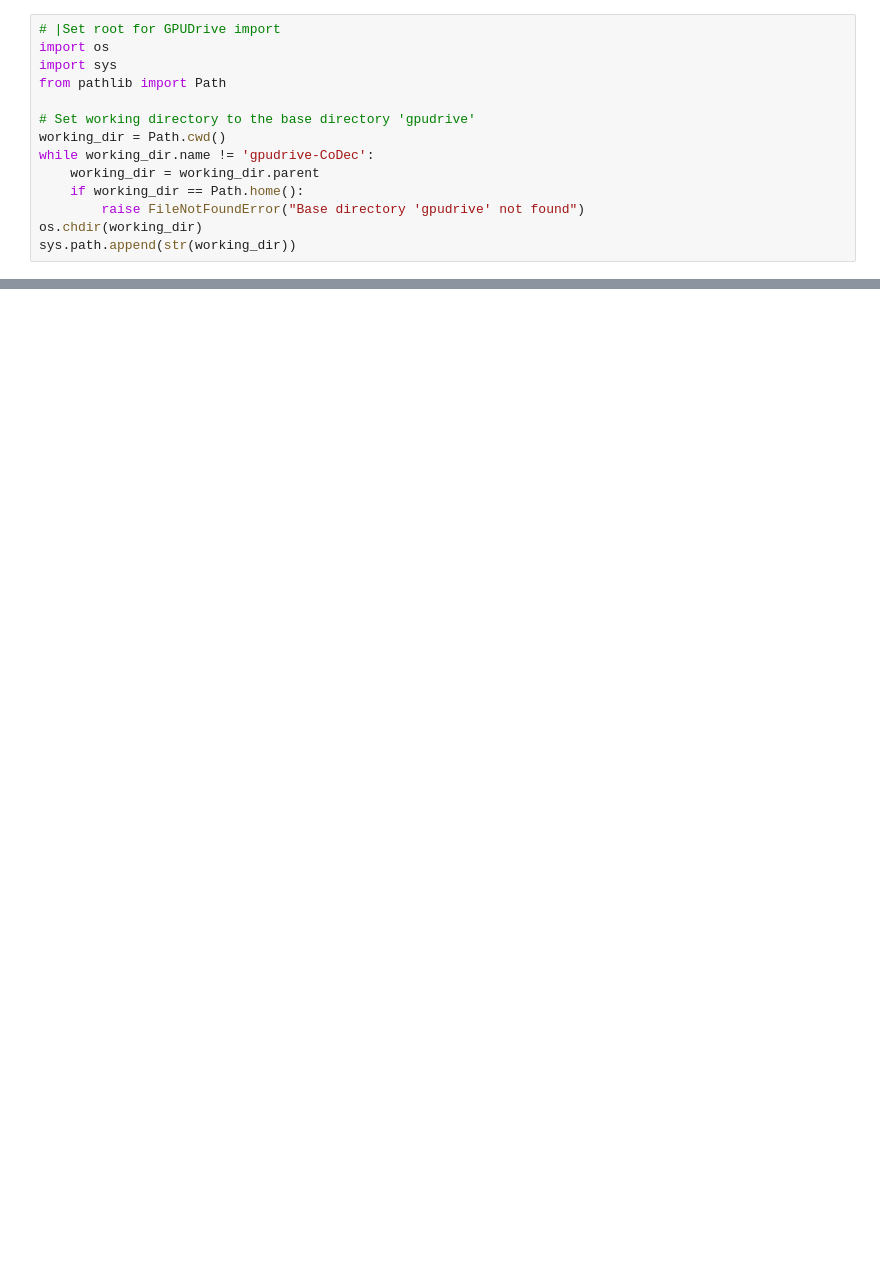
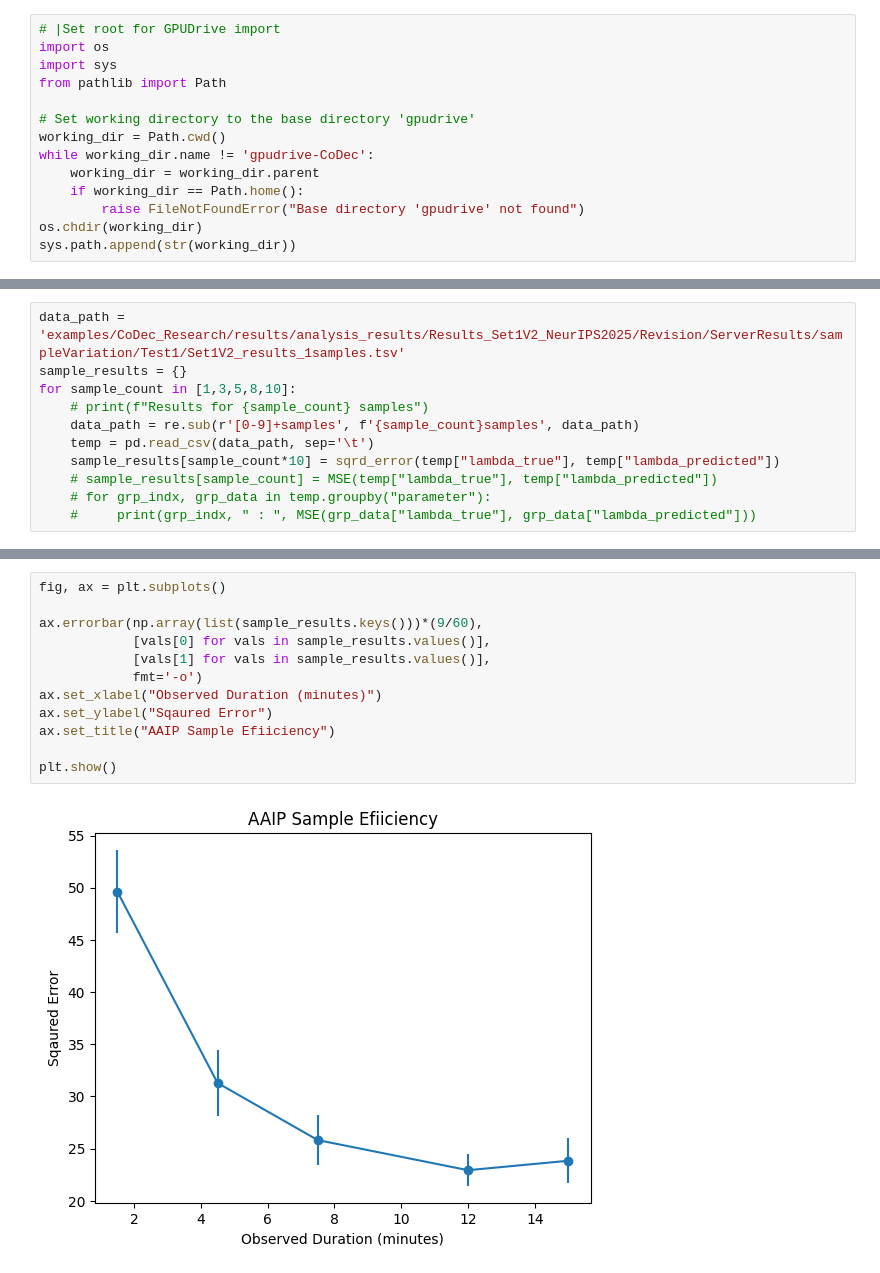
Before and after one commit to sounakban/gpudrive-CoDec, a Jupyter notebook: examples/CoDec_Research/code/Experiment_1/MSE.ipynb, the cells around one changed output, grey strips where cells are left out. Drawn from its saved outputs; the diff is of its cells as text; blank space fills up the shorter version.

```diff
--- a/examples/CoDec_Research/code/Experiment_1/MSE.ipynb
+++ b/examples/CoDec_Research/code/Experiment_1/MSE.ipynb
@@ -73,0 +101,11 @@ rel_heading  :  14.952960924800948
+# %%
+data_path = 'examples/CoDec_Research/results/analysis_results/Results_Set1V2_NeurIPS2025/Revision/ServerResults/sampleVariation/Test1/Set1V2_results_1samples.tsv'
+sample_results = {}
+for sample_count in [1,3,5,8,10]:
+    # print(f"Results for {sample_count} samples")
+    data_path = re.sub(r'[0-9]+samples', f'{sample_count}samples', data_path)
+    temp = pd.read_csv(data_path, sep='\t')
+    sample_results[sample_count*10] = sqrd_error(temp["lambda_true"], temp["lambda_predicted"])
+    # sample_results[sample_count] = MSE(temp["lambda_true"], temp["lambda_predicted"])
+    # for grp_indx, grp_data in temp.groupby("parameter"):
+    #     print(grp_indx, " : ", MSE(grp_data["lambda_true"], grp_data["lambda_predicted"]))
@@ -73,0 +120,14 @@ rel_heading  :  14.952960924800948
+# %%
+fig, ax = plt.subplots()
+
+ax.errorbar(np.array(list(sample_results.keys()))*(9/60),
+            [vals[0] for vals in sample_results.values()],
+            [vals[1] for vals in sample_results.values()],
+            fmt='-o')
+ax.set_xlabel("Observed Duration (minutes)")
+ax.set_ylabel("Sqaured Error")
+ax.set_title("AAIP Sample Efiiciency")
+
+plt.show()
+# %% [output]
+[figure, added]
```
Also changed, not shown: parts of 15 cells of this notebook, 25 other files.
